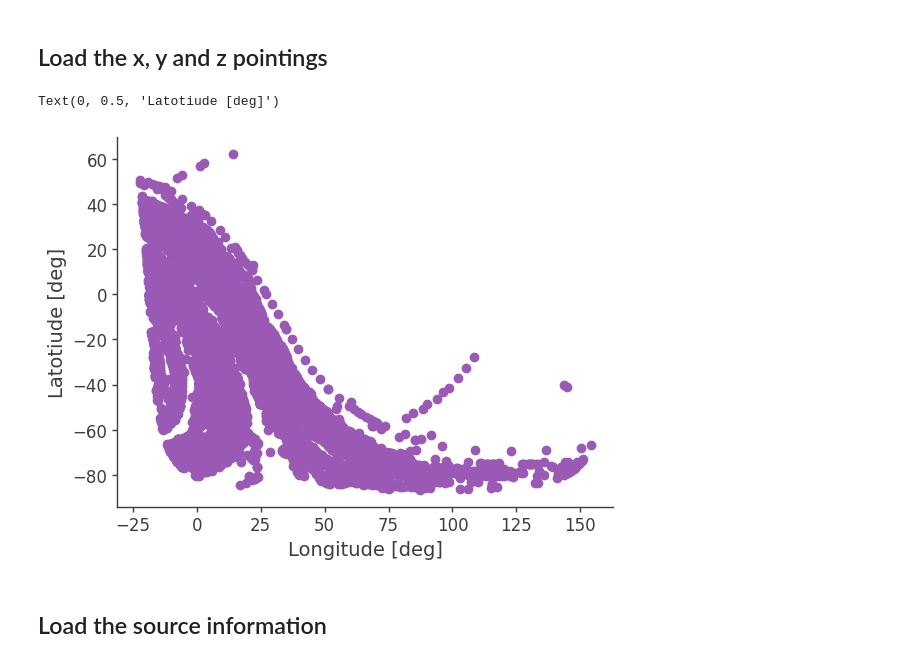
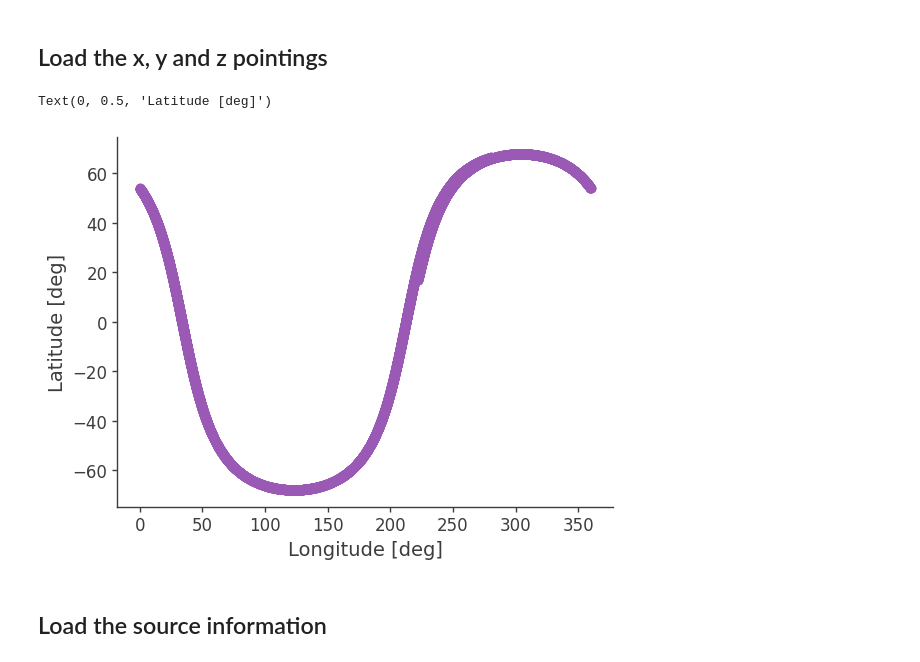
Before and after one commit to cositools/cosipy, a Jupyter notebook: docs/tutorials/Point_source_resonse.ipynb, the cells around one changed output. Cells and saved outputs as stored; diff of their text form; code cells hidden in the pictures.

Commit message:
Updated Yong's notebook and SpacecraftPositionAttitude to work with Saurabh's orientation

```diff
--- a/docs/tutorials/Point_source_resonse.ipynb
+++ b/docs/tutorials/Point_source_resonse.ipynb
@@ -64,11 +57,13 @@ zps = np.load(zpoin_file)
+# %%
+ori = Orientation_file("/Users/ckierans/Software/COSItools/COSItools/cosipy/20280301_first_2hrs.ori")
 # %%
 # you can plot the pointings to see how the zenith changes over the observation
-plt.plot(zps[:,0], zps[:,1],"o")
+plt.plot(ori._z_direction[:,1], ori._z_direction[:,0],"o")
 plt.xlabel("Longitude [deg]")
-plt.ylabel("Latotiude [deg]")
+plt.ylabel("Latitude [deg]")
 # %% [output]
-Text(0, 0.5, 'Latotiude [deg]')
+Text(0, 0.5, 'Latitude [deg]')
-[figure, old version]
+[figure, new version]
 # %% [markdown]
 ## Load the source information
 # %% [markdown]
```
Also changed, not shown: parts of 25 cells of this notebook, 2 other files.
